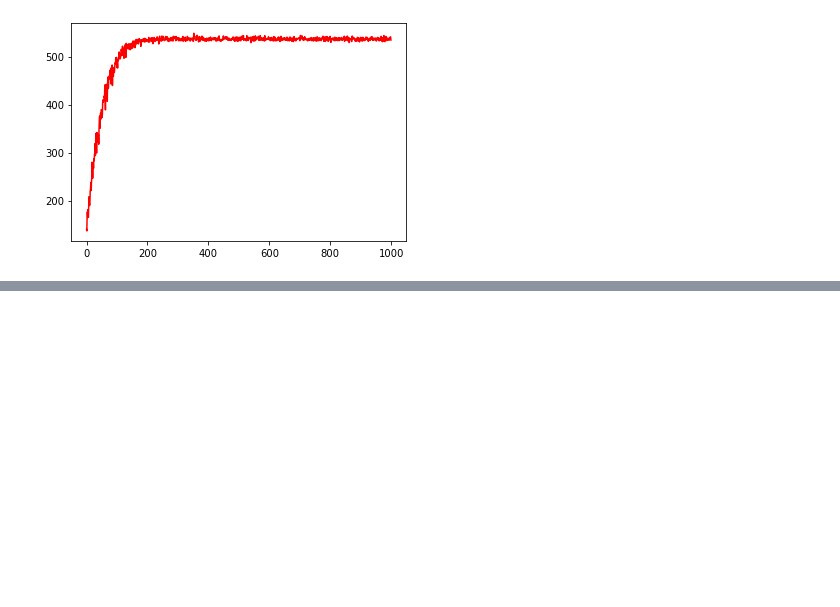
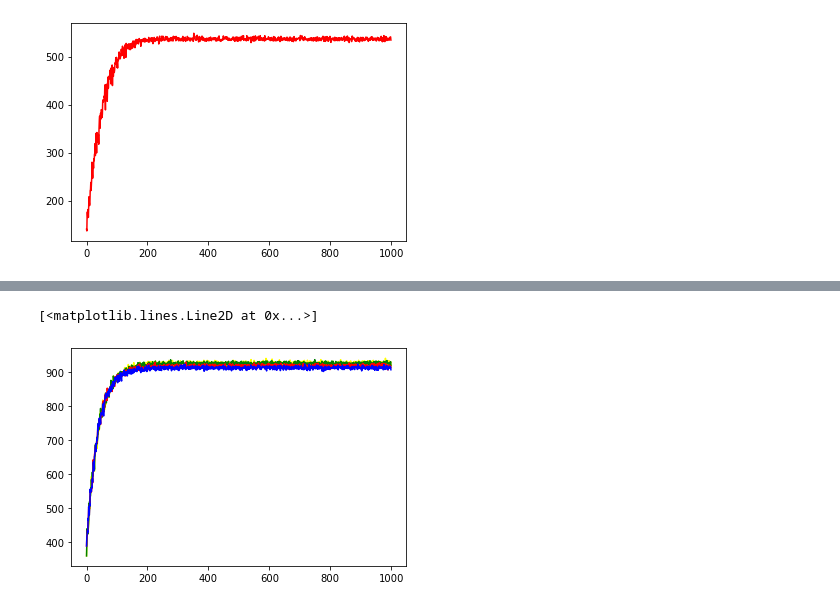
Before and after one commit to neel-singhania/Foraging_DRL_Project, a Jupyter notebook: Untitled.ipynb, the cells around one changed output, grey strips where cells are left out. Saved outputs shown, nothing was run; the diff lists cells and outputs as text; code cells hidden in the pictures; blank space fills up the shorter version.

```diff
--- a/Untitled.ipynb
+++ b/Untitled.ipynb
@@ -986,7 +1028,7 @@ for i in range(10):
 
     env = gym.make('gym_env:foraging-v101', interval_time = 10, decision_time="V")
     env.seed(seed)
-    r1 = trajectory_sampling_modified(env,1,alpha1,epsilon1,1000,2)
+    r1 = trajectory_sampling_modified(env,1,alpha1,epsilon1,1000,3)
 
     R14.append(r1)
 
@@ -1001,0 +1044,42 @@ plt.plot(R1014,color = 'blue')
+# %%
+R13 = []
+
+for i in range(10):
+    seed = 50+i
+    random.seed(seed)
+    rand.seed(seed)
+
+    env = gym.make('gym_env:foraging-v101', interval_time = 3, decision_time="V")
+    env.seed(seed)
+    r1 = trajectory_sampling(env,1,alpha1,epsilon1,1000,2)
+
+    R13.append(r1)
+
+R13 = np.array(R13)
+
+R313 = np.average(R13,axis = 0)
+# %%
+R14 = []
+
+for i in range(10):
+    seed = 50+i
+    random.seed(seed)
+    rand.seed(seed)
+
+    env = gym.make('gym_env:foraging-v101', interval_time = 3, decision_time="V")
+    env.seed(seed)
+    r1 = trajectory_sampling_modified(env,1,alpha1,epsilon1,1000,3)
+
+    R14.append(r1)
+
+R14 = np.array(R14)
+
+R314 = np.average(R14,axis = 0)
+# %%
+plt.plot(R311,color = 'yellow')
+plt.plot(R312,color = 'green')
+plt.plot(R313,color = 'red')
+plt.plot(R314,color = 'blue')
+# %% [output]
+[<matplotlib.lines.Line2D at 0x...>]
+[figure, added]
```
Also changed, not shown: parts of 10 cells of this notebook, 1 other file.
